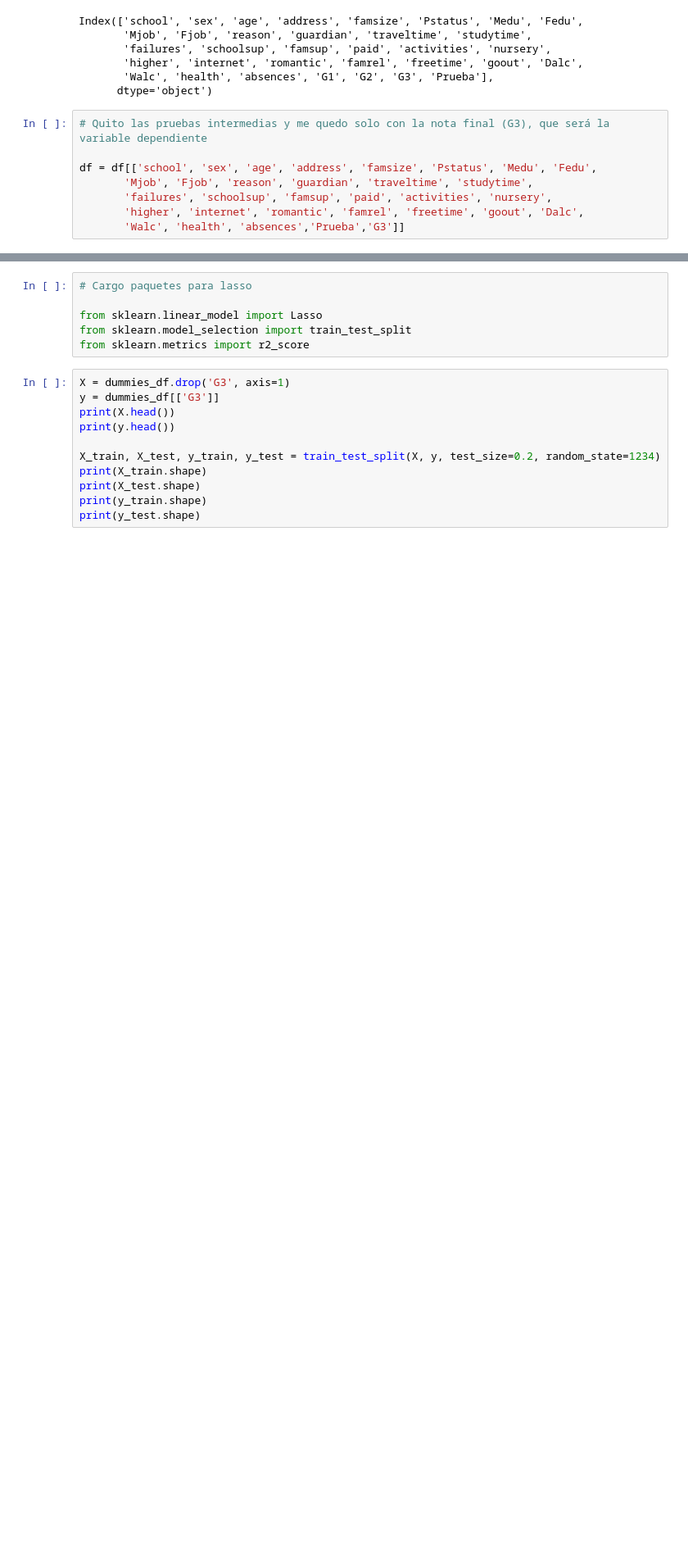
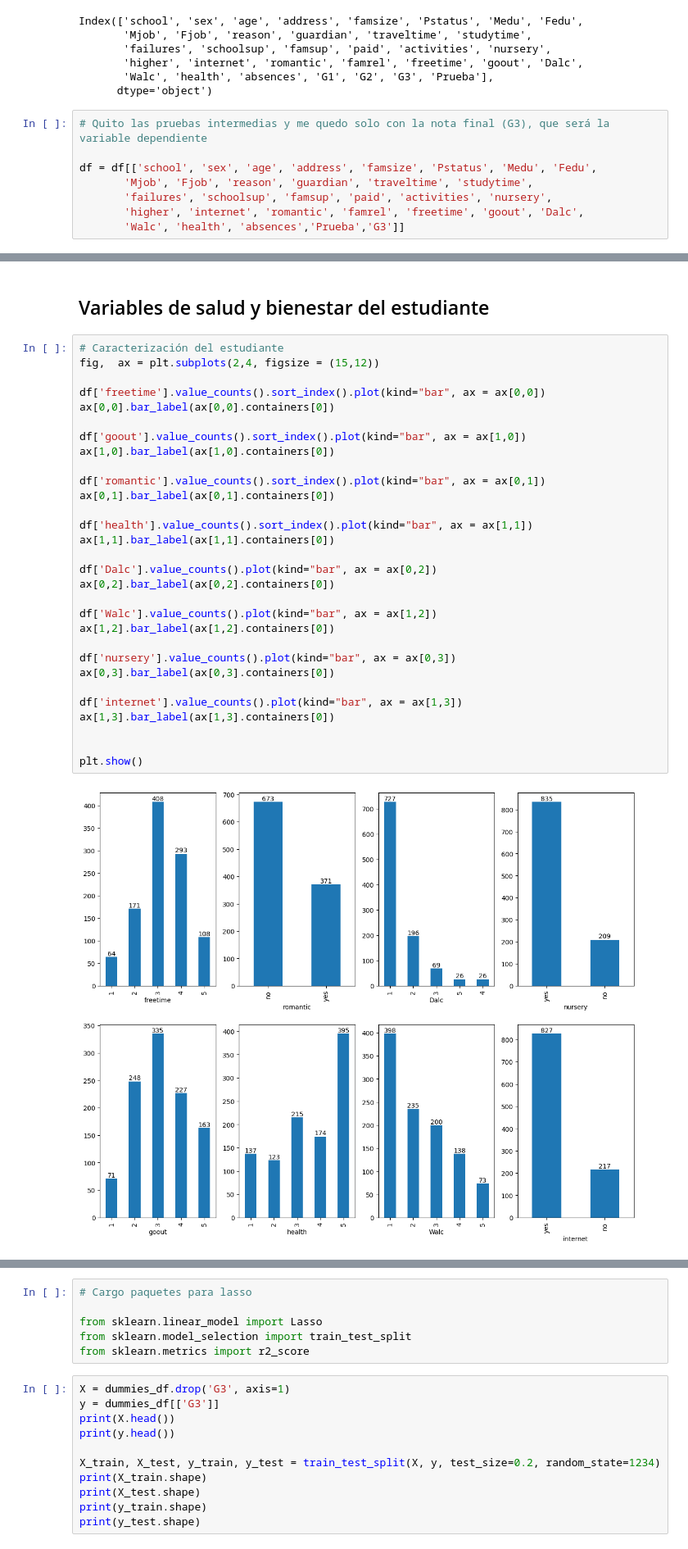
Before and after one commit to CMorgadoM/ML-Proyect, a Jupyter notebook: tarea ML V1.ipynb, the cells around one changed output, grey strips where cells are left out. Shown at 82% size. Drawn from its saved outputs; the diff is of its cells as text; blank space fills up the shorter version.

```diff
--- a/tarea ML V1.ipynb
+++ b/tarea ML V1.ipynb
@@ -44,0 +158,34 @@ df = df[['school', 'sex', 'age', 'address', 'famsize', 'Pstatus', 'Medu', 'Fedu'
+# %% [markdown]
+## Variables de salud y bienestar del estudiante
+# %%
+# Caracterización del estudiante
+fig,  ax = plt.subplots(2,4, figsize = (15,12))
+
+df['freetime'].value_counts().sort_index().plot(kind="bar", ax = ax[0,0])
+ax[0,0].bar_label(ax[0,0].containers[0])
+
+df['goout'].value_counts().sort_index().plot(kind="bar", ax = ax[1,0])
+ax[1,0].bar_label(ax[1,0].containers[0])
+
+df['romantic'].value_counts().sort_index().plot(kind="bar", ax = ax[0,1])
+ax[0,1].bar_label(ax[0,1].containers[0])
+
+df['health'].value_counts().sort_index().plot(kind="bar", ax = ax[1,1])
+ax[1,1].bar_label(ax[1,1].containers[0])
+
+df['Dalc'].value_counts().plot(kind="bar", ax = ax[0,2])
+ax[0,2].bar_label(ax[0,2].containers[0])
+
+df['Walc'].value_counts().plot(kind="bar", ax = ax[1,2])
+ax[1,2].bar_label(ax[1,2].containers[0])
+
+df['nursery'].value_counts().plot(kind="bar", ax = ax[0,3])
+ax[0,3].bar_label(ax[0,3].containers[0])
+
+df['internet'].value_counts().plot(kind="bar", ax = ax[1,3])
+ax[1,3].bar_label(ax[1,3].containers[0])
+
+
+plt.show()
+# %% [output]
+[figure, added]
```
Also changed, not shown: parts of 13 cells of this notebook.
